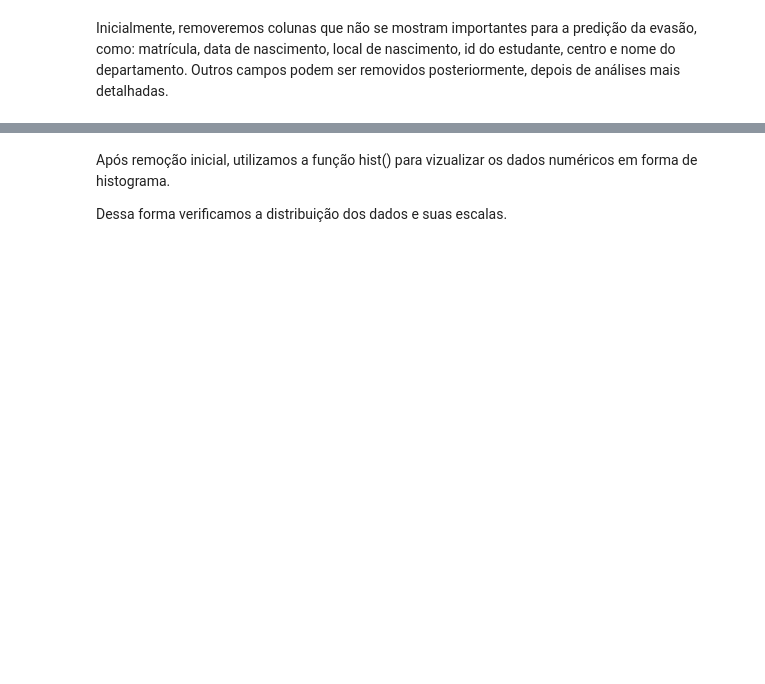
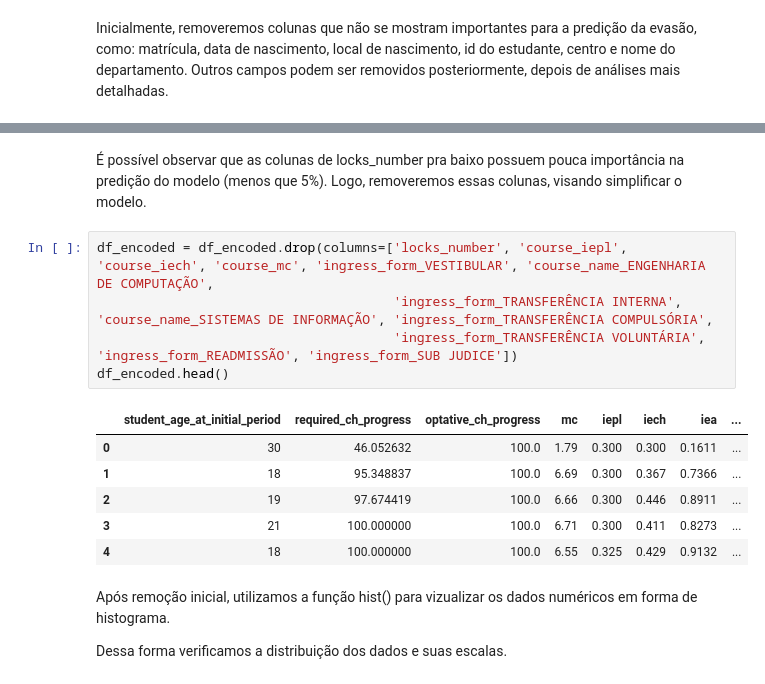
Before and after one commit to gabrielmoliva/Atividade-1---Machine-Learning, a Jupyter notebook: modelo.ipynb, the cells around one changed output, grey strips where cells are left out. Drawn from its saved outputs; the diff is of its cells as text; blank space fills up the shorter version.

```diff
--- a/modelo.ipynb
+++ b/modelo.ipynb
@@ -76,3 +132,17 @@ df.head()
+# %% [markdown]
+É possível observar que as colunas de locks_number pra baixo possuem pouca importância na predição do modelo (menos que 5%). Logo, removeremos essas colunas, visando simplificar o modelo.
+# %%
+df_encoded = df_encoded.drop(columns=['locks_number', 'course_iepl', 'course_iech', 'course_mc', 'ingress_form_VESTIBULAR', 'course_name_ENGENHARIA DE COMPUTAÇÃO',
+                                      'ingress_form_TRANSFERÊNCIA INTERNA', 'course_name_SISTEMAS DE INFORMAÇÃO', 'ingress_form_TRANSFERÊNCIA COMPULSÓRIA',
+                                      'ingress_form_TRANSFERÊNCIA VOLUNTÁRIA', 'ingress_form_READMISSÃO', 'ingress_form_SUB JUDICE'])
+df_encoded.head()
+# %% [output]
+|  | student_age_at_initial_period | required_ch_progress | optative_ch_progress | mc | iepl | iech | iea | ... |
+| 0 | 30 | 46.052632 | 100.0 | 1.79 | 0.300 | 0.300 | 0.1611 | ... |
+| 1 | 18 | 95.348837 | 100.0 | 6.69 | 0.300 | 0.367 | 0.7366 | ... |
+| 2 | 19 | 97.674419 | 100.0 | 6.66 | 0.300 | 0.446 | 0.8911 | ... |
+| 3 | 21 | 100.000000 | 100.0 | 6.71 | 0.300 | 0.411 | 0.8273 | ... |
+| 4 | 18 | 100.000000 | 100.0 | 6.55 | 0.325 | 0.429 | 0.9132 | ... |
 # %% [markdown]
 Após remoção inicial, utilizamos a função hist() para vizualizar os dados numéricos em forma de histograma.
 
```
Also changed, not shown: parts of 16 cells of this notebook.
